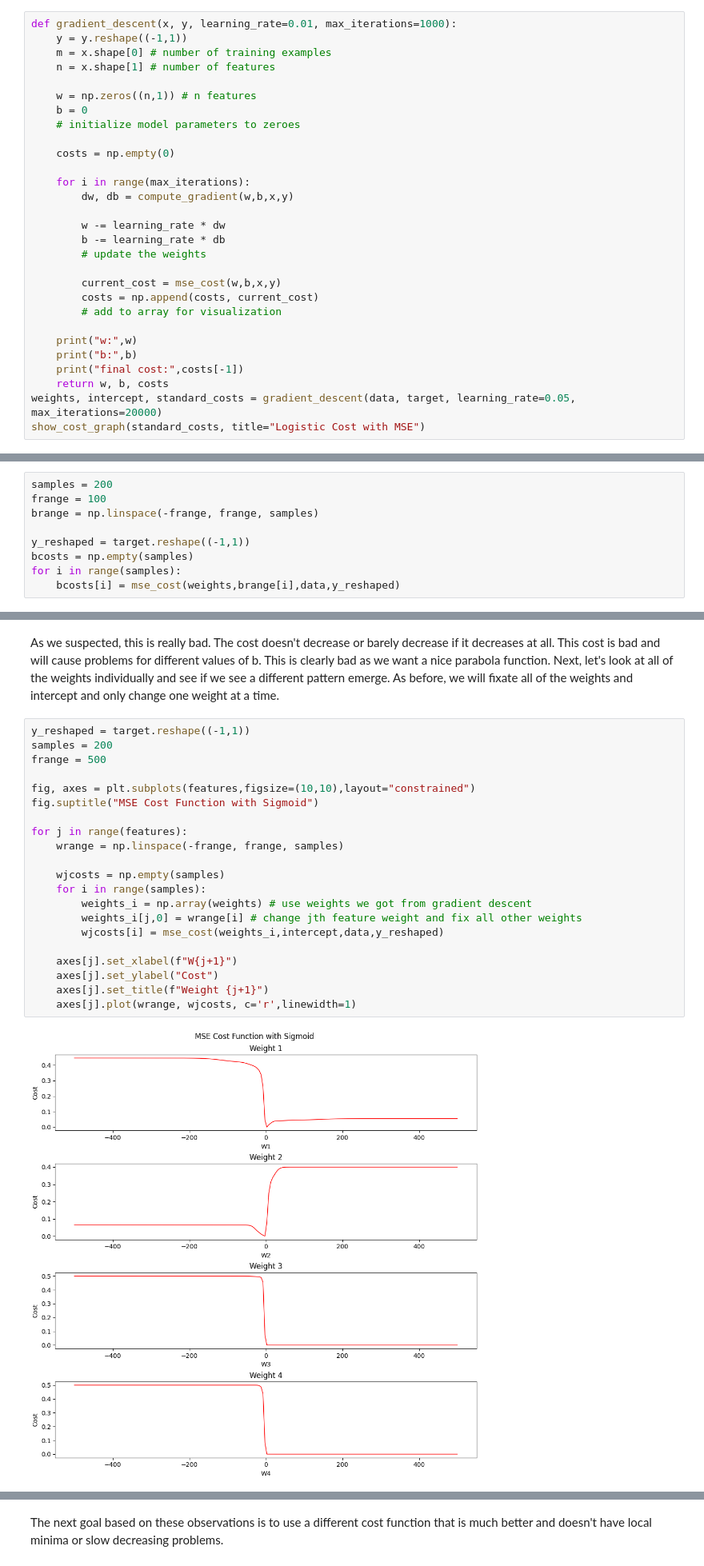
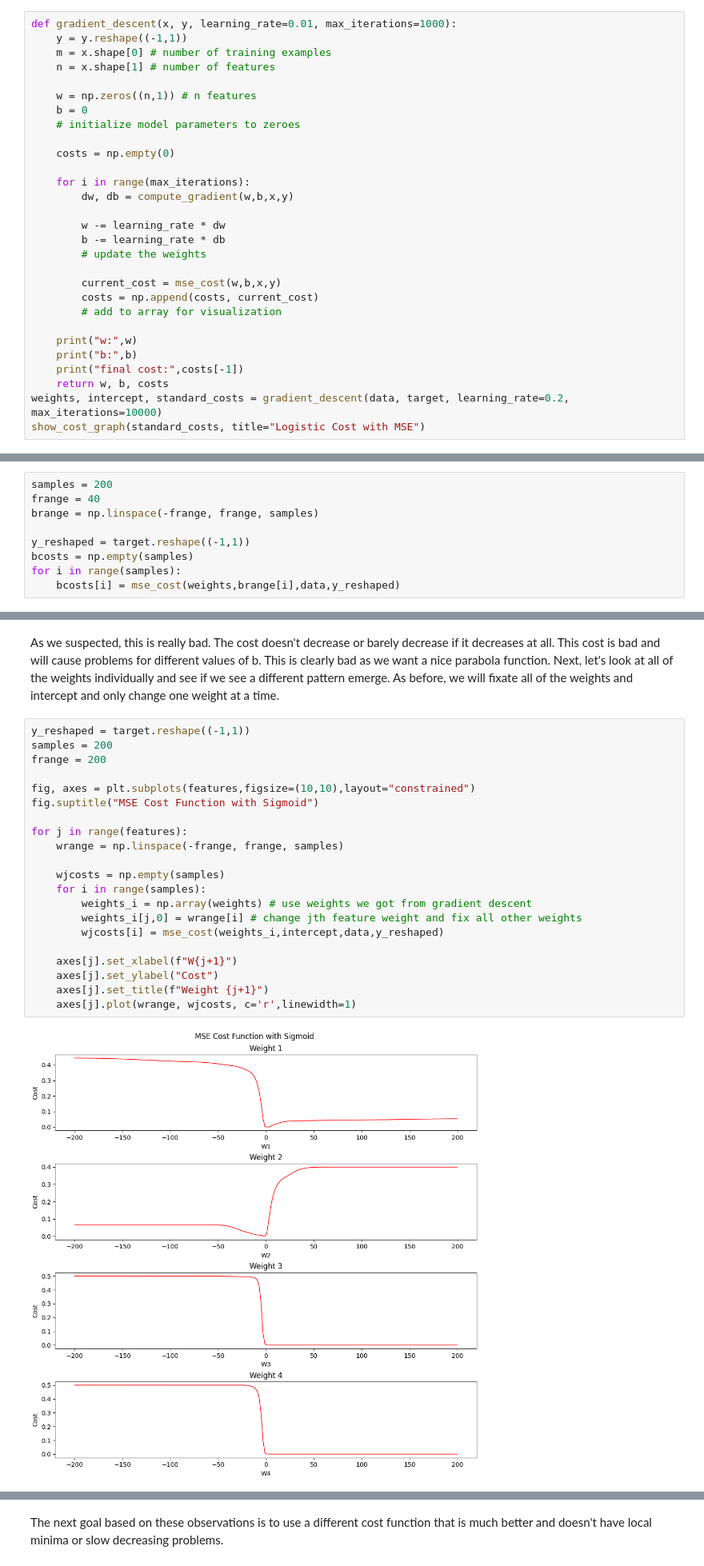
Before and after one commit to LoneCoder21/machine_learning, a Jupyter notebook: logistic_regression/regression_mse_cost.ipynb, the cells around one changed output, grey strips where cells are left out. Shown at 80% size. Drawn from its saved outputs; the diff is of its cells as text.

Commit message:
change mse cost for fair comparison

```diff
--- a/logistic_regression/regression_mse_cost.ipynb
+++ b/logistic_regression/regression_mse_cost.ipynb
@@ -142,6 +142,6 @@ def gradient_descent(x, y, learning_rate=0.01, max_iterations=1000):
     print("b:",b)
     print("final cost:",costs[-1])
     return w, b, costs
-weights, intercept, standard_costs = gradient_descent(data, target, learning_rate=0.05, max_iterations=20000)
+weights, intercept, standard_costs = gradient_descent(data, target, learning_rate=0.2, max_iterations=10000)
 show_cost_graph(standard_costs, title="Logistic Cost with MSE")
 # %% [output]
@@ -181,7 +181,7 @@ Misclassifications: 0.0
 Here we got lucky and got no misclassifications. Let's visualize how different intercept values affect the cost function. We'll fix all the other values and only change one of the values (intercept) with a range. This helps us visualize easier as well.
 # %%
 samples = 200
-frange = 100
+frange = 40
 brange = np.linspace(-frange, frange, samples)
 
 y_reshaped = target.reshape((-1,1))
@@ -221,26 +221,26 @@ As we suspected, this is really bad. The cost doesn't decrease or barely decreas
 # %%
 y_reshaped = target.reshape((-1,1))
 samples = 200
-frange = 500
+frange = 200
 
 fig, axes = plt.subplots(features,figsize=(10,10),layout="constrained")
 fig.suptitle("MSE Cost Function with Sigmoid")
 
 for j in range(features):
     wrange = np.linspace(-frange, frange, samples)
 
     wjcosts = np.empty(samples)
     for i in range(samples):
         weights_i = np.array(weights) # use weights we got from gradient descent
         weights_i[j,0] = wrange[i] # change jth feature weight and fix all other weights
         wjcosts[i] = mse_cost(weights_i,intercept,data,y_reshaped)
 
     axes[j].set_xlabel(f"W{j+1}")
     axes[j].set_ylabel("Cost")
     axes[j].set_title(f"Weight {j+1}")
     axes[j].plot(wrange, wjcosts, c='r',linewidth=1)
 # %% [output]
-[figure, old version]
+[figure, new version]
 # %% [markdown]
 Wow, none of these costs look right at all. It's looks like even if these costs are decreasing, it would take forever to train them. This is already a major problem in itself. Additionally, if you look hard enough on Weight 1 between -200 and 0, it even looks increasing. This means we introduced local minima by deciding to use MSE on a sigmoid function. This shows us that everytime we have a new cost function, we have to make sure that the cost function doesn't have any local minima where we train our weights on. Otherwise, it will get stuck in these local minima and never reach the bottom (valley) of the cost function.
 # %% [markdown]
```
Also changed, not shown: parts of 3 cells of this notebook.
